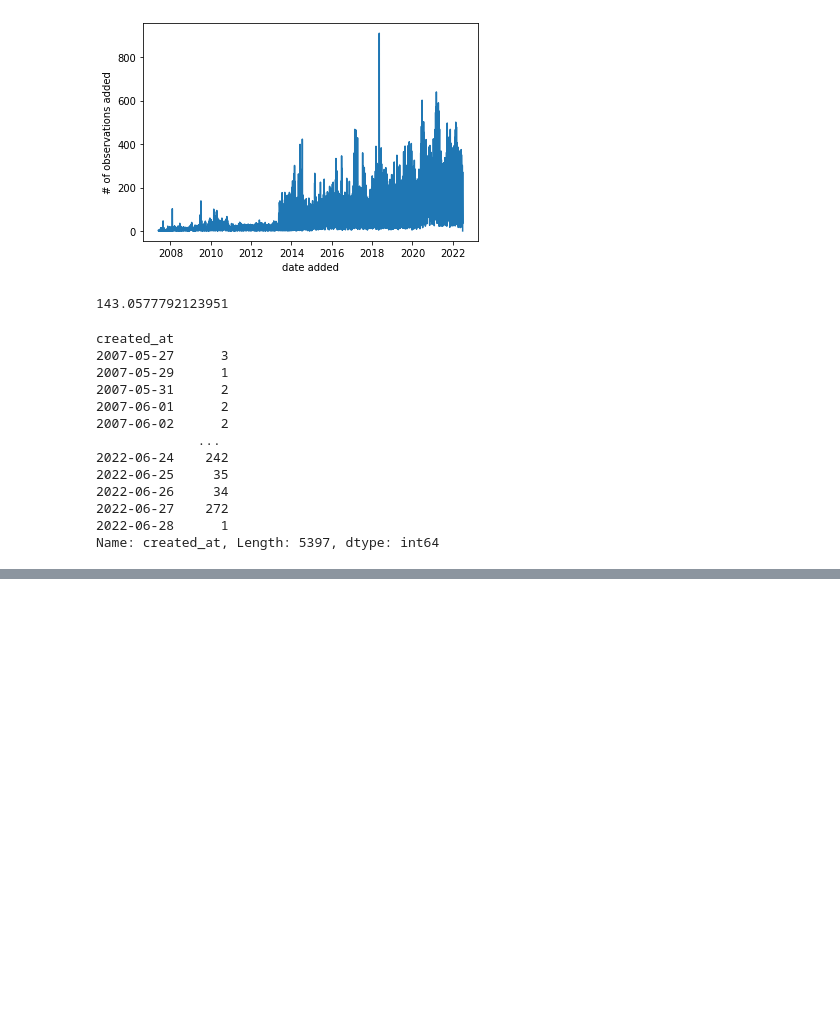
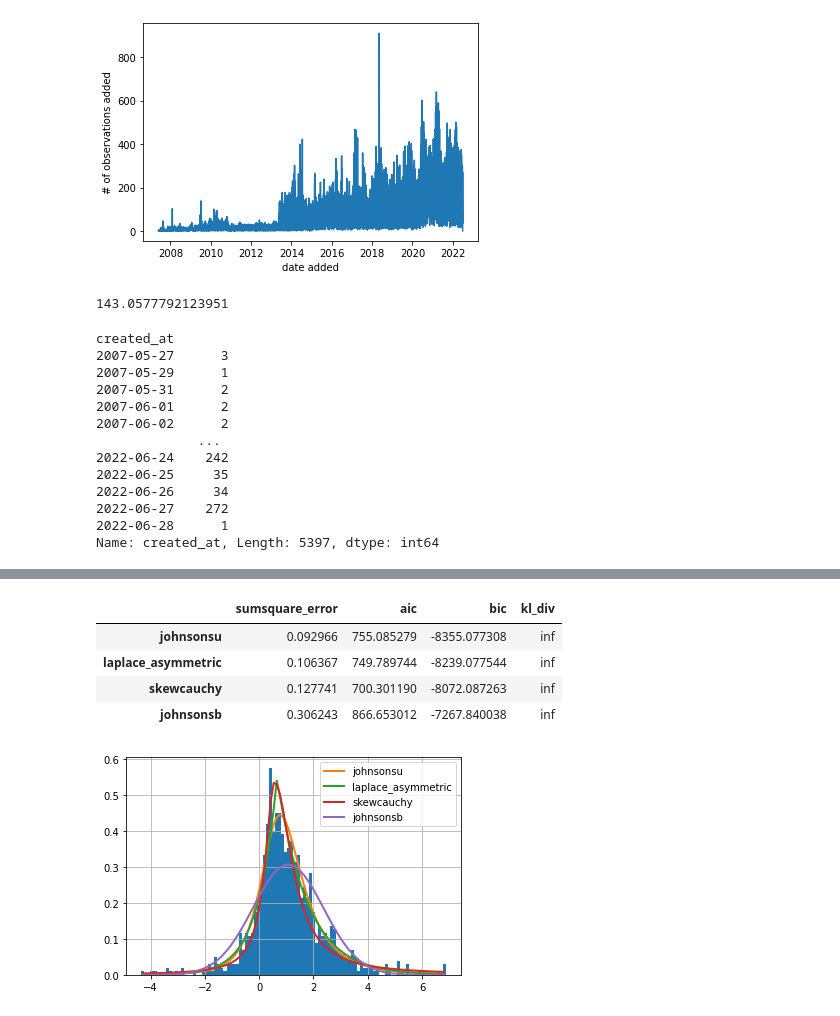
Before and after one commit to technometrics-lab/17-Venture-Capital-Risk-and-Return, a Jupyter notebook: src/notebooks/stylized_facts.ipynb, the cells around one changed output, grey strips where cells are left out. Cells and saved outputs as stored; diff of their text form; code cells hidden in the pictures; blank space fills up the shorter version.

```diff
--- a/src/notebooks/stylized_facts.ipynb
+++ b/src/notebooks/stylized_facts.ipynb
@@ -477,2 +464,16 @@ returns
 # %%
 returns.to_csv('../../data/data_nopred.csv', index=False)
+# %%
+returns = pd.read_csv('../../data/data_nopred.csv')
+ret_sort = np.log(returns.return_usd.dropna())
+# %%
+f = Fitter(ret_sort, distributions=['johnsonsu', 'johnsonsb', 'laplace_asymmetric', 'skewcauchy'])
+f.fit()
+f.summary()
+# %% [output]
+|  | sumsquare_error | aic | bic | kl_div |
+| johnsonsu | 0.092966 | 755.085279 | -8355.077308 | inf |
+| laplace_asymmetric | 0.106367 | 749.789744 | -8239.077544 | inf |
+| skewcauchy | 0.127741 | 700.301190 | -8072.087263 | inf |
+| johnsonsb | 0.306243 | 866.653012 | -7267.840038 | inf |
+[figure, added]
```
Also changed, not shown: parts of 9 cells of this notebook, 8 other files.
